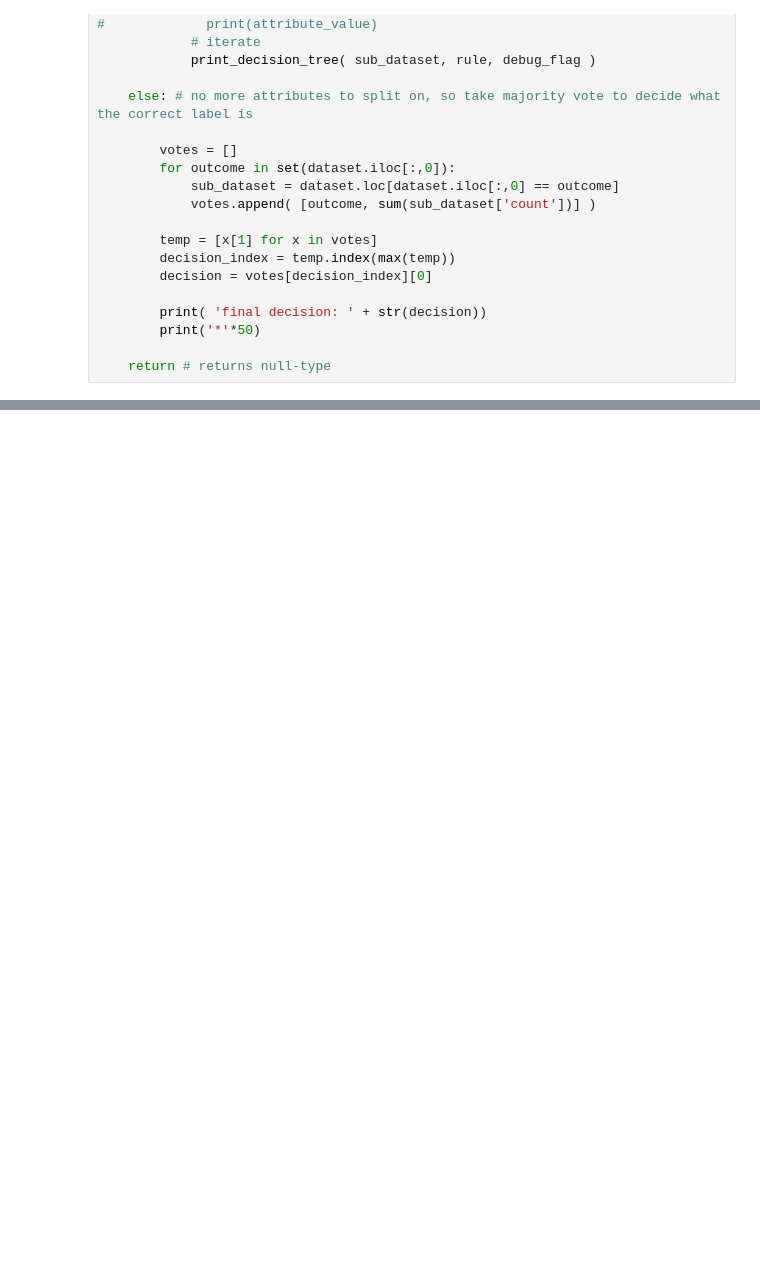
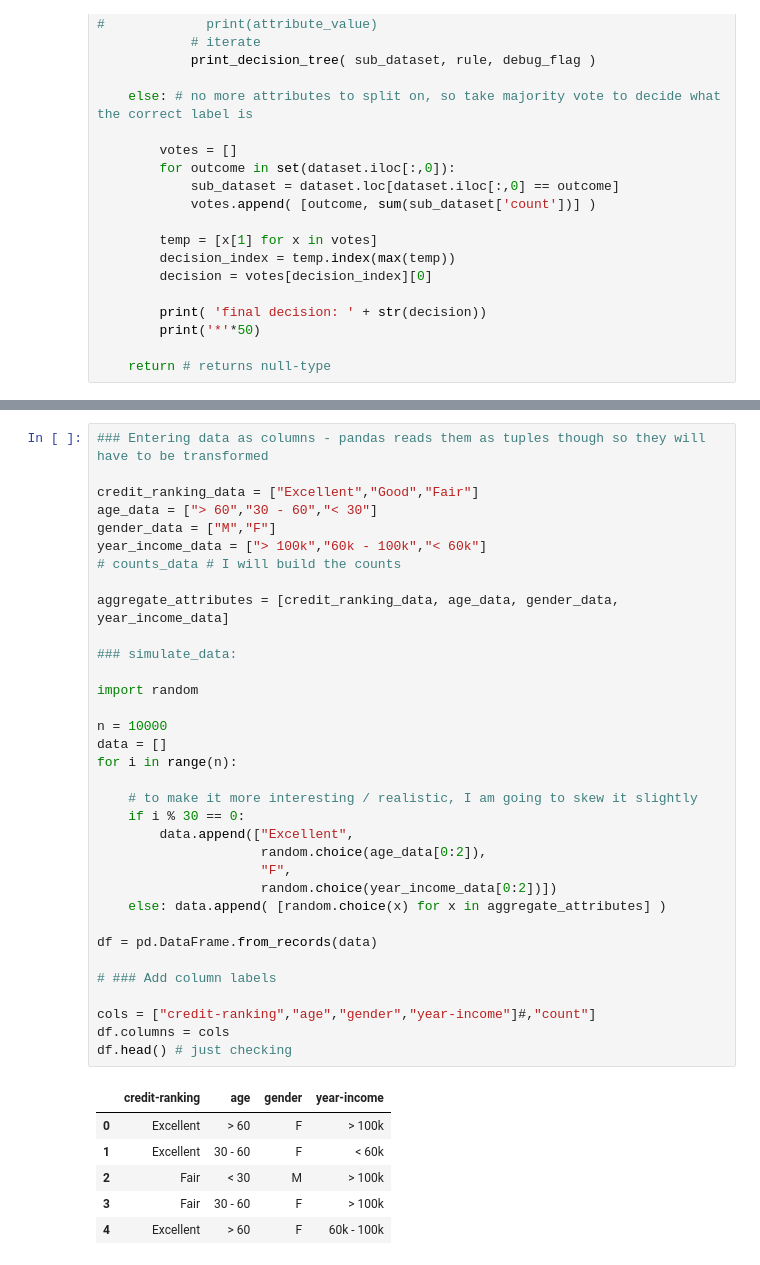
Before and after one commit to Kodyak/Growing-Decision-Trees, a Jupyter notebook: Growing Decision Trees Implementation.ipynb, the cells around one changed output, grey strips where cells are left out. Saved outputs shown, nothing was run; the diff lists cells and outputs as text; blank space fills up the shorter version.

```diff
--- a/Growing Decision Trees Implementation.ipynb
+++ b/Growing Decision Trees Implementation.ipynb
@@ -477,0 +558,41 @@ tree
+# %%
+### Entering data as columns - pandas reads them as tuples though so they will have to be transformed
+
+credit_ranking_data = ["Excellent","Good","Fair"]
+age_data = ["> 60","30 - 60","< 30"]
+gender_data = ["M","F"]
+year_income_data = ["> 100k","60k - 100k","< 60k"]
+# counts_data # I will build the counts
+
+aggregate_attributes = [credit_ranking_data, age_data, gender_data, year_income_data]
+
+### simulate_data:
+
+import random
+
+n = 10000
+data = []
+for i in range(n):
+
+    # to make it more interesting / realistic, I am going to skew it slightly
+    if i % 30 == 0:
+        data.append(["Excellent",
+                     random.choice(age_data[0:2]),
+                     "F",
+                     random.choice(year_income_data[0:2])])
+    else: data.append( [random.choice(x) for x in aggregate_attributes] )
+
+df = pd.DataFrame.from_records(data)
+
+# ### Add column labels
+
+cols = ["credit-ranking","age","gender","year-income"]#,"count"]
+df.columns = cols
+df.head() # just checking
+# %% [output]
+|  | credit-ranking | age | gender | year-income |
+| 0 | Excellent | > 60 | F | > 100k |
+| 1 | Excellent | 30 - 60 | F | < 60k |
+| 2 | Fair | < 30 | M | > 100k |
+| 3 | Fair | 30 - 60 | F | > 100k |
+| 4 | Excellent | > 60 | F | 60k - 100k |
```
Also changed, not shown: parts of 34 cells of this notebook.
